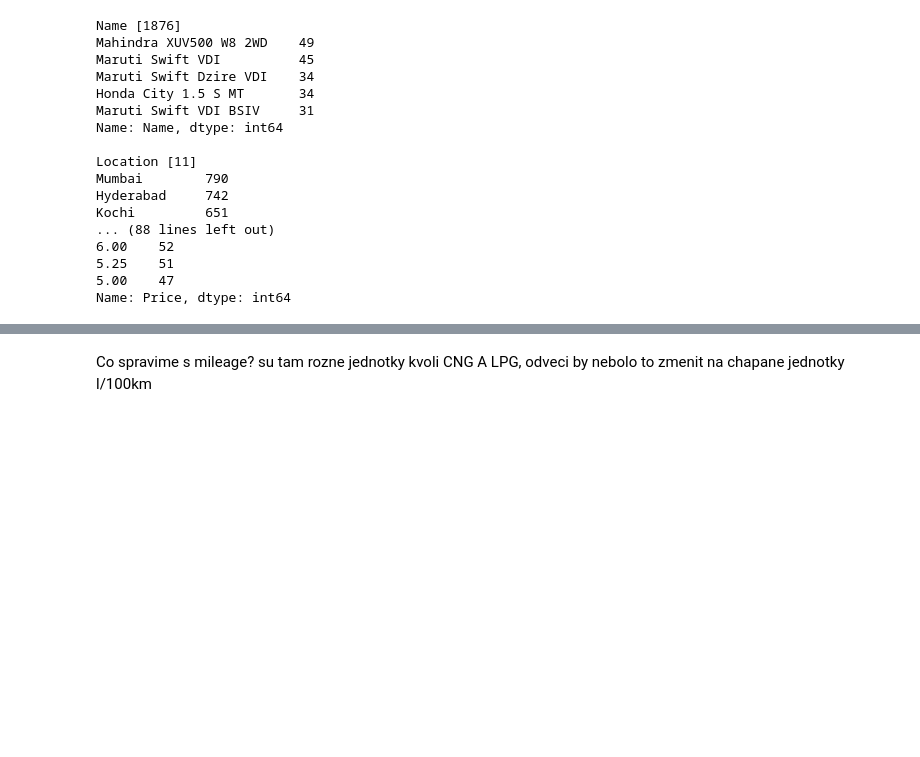
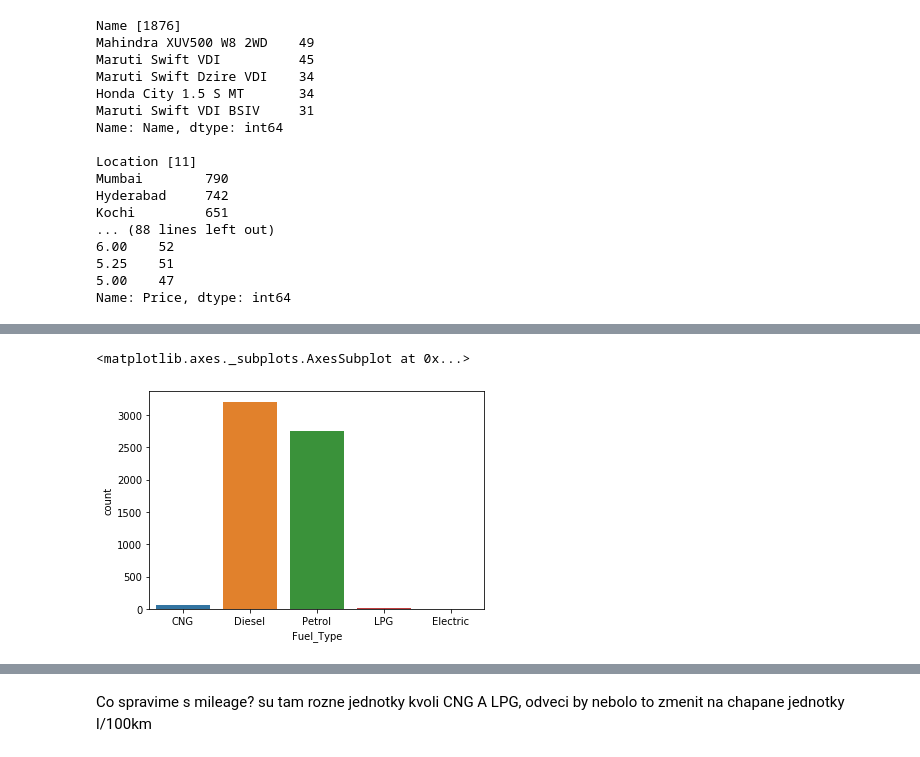
Before and after one commit to simon3358/oznal_2020, a Jupyter notebook: projekt.ipynb, the cells around one changed output, grey strips where cells are left out. Drawn from its saved outputs; the diff is of its cells as text; code cells hidden in the pictures; blank space fills up the shorter version.

```diff
--- a/projekt.ipynb
+++ b/projekt.ipynb
@@ -143,0 +161,5 @@ Name: Seats, dtype: int64
+# %%
+sns.countplot(x="Fuel_Type", data=df)
+# %% [output]
+<matplotlib.axes._subplots.AxesSubplot at 0x...>
+[figure, added]
```
Also changed, not shown: parts of 39 cells of this notebook.
